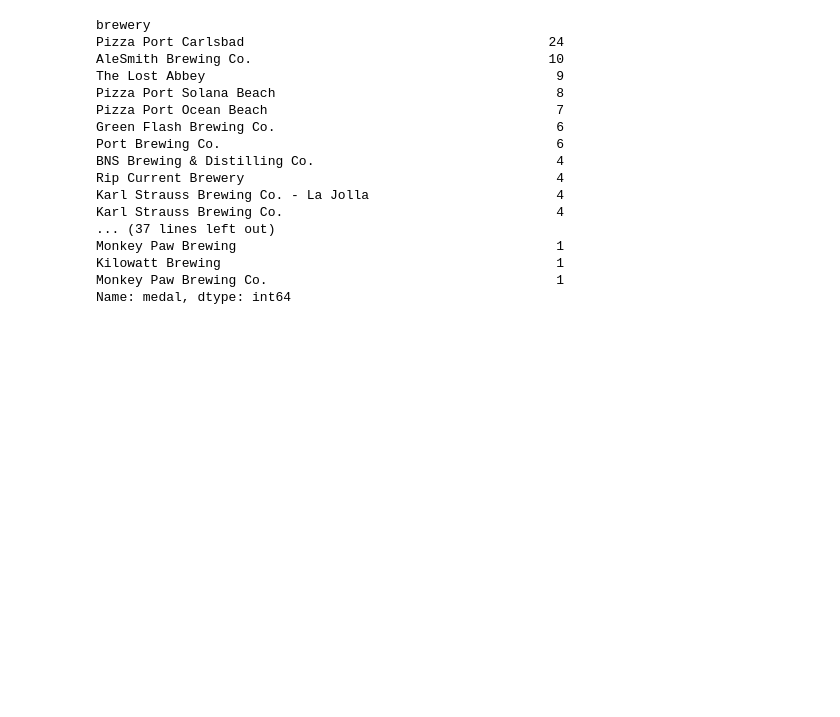
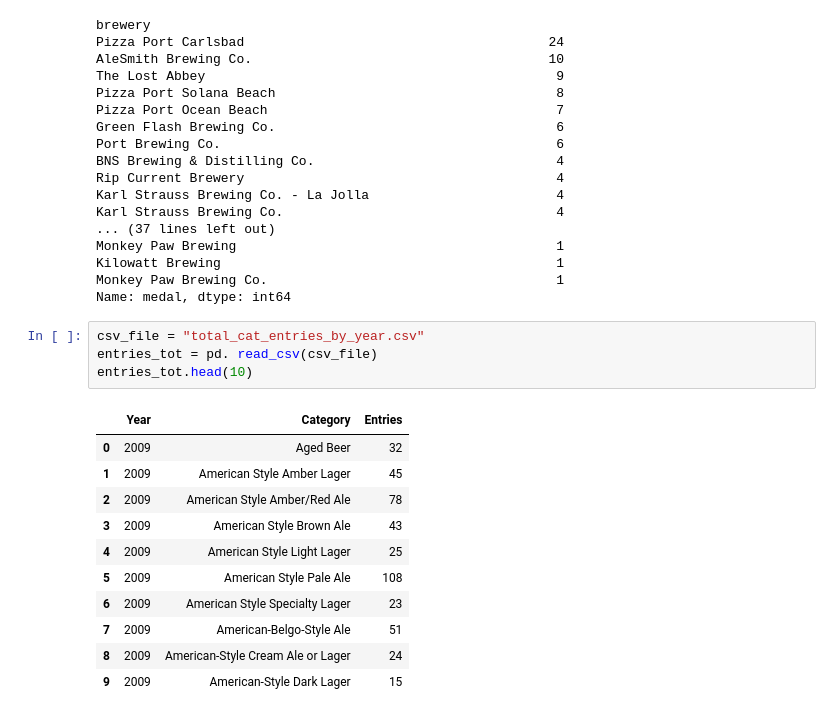
Before and after one commit to jbizzlefoshizzle/Project-1, a Jupyter notebook: CSV.ipynb, the cells around one changed output. Cells and saved outputs as stored; diff of their text form; blank space fills up the shorter version.

```diff
--- a/CSV.ipynb
+++ b/CSV.ipynb
@@ -305,3 +311,19 @@ Monkey Paw Brewing                                         1
 Kilowatt Brewing                                           1
 Monkey Paw Brewing Co.                                     1
 Name: medal, dtype: int64
+# %%
+csv_file = "total_cat_entries_by_year.csv"
+entries_tot = pd. read_csv(csv_file)
+entries_tot.head(10)
+# %% [output]
+|  | Year | Category | Entries |
+| 0 | 2009 | Aged Beer | 32 |
+| 1 | 2009 | American Style Amber Lager | 45 |
+| 2 | 2009 | American Style Amber/Red Ale | 78 |
+| 3 | 2009 | American Style Brown Ale | 43 |
+| 4 | 2009 | American Style Light Lager | 25 |
+| 5 | 2009 | American Style Pale Ale | 108 |
+| 6 | 2009 | American Style Specialty Lager | 23 |
+| 7 | 2009 | American-Belgo-Style Ale | 51 |
+| 8 | 2009 | American-Style Cream Ale or Lager | 24 |
+| 9 | 2009 | American-Style Dark Lager | 15 |
```
Also changed, not shown: parts of 3 cells of this notebook.
